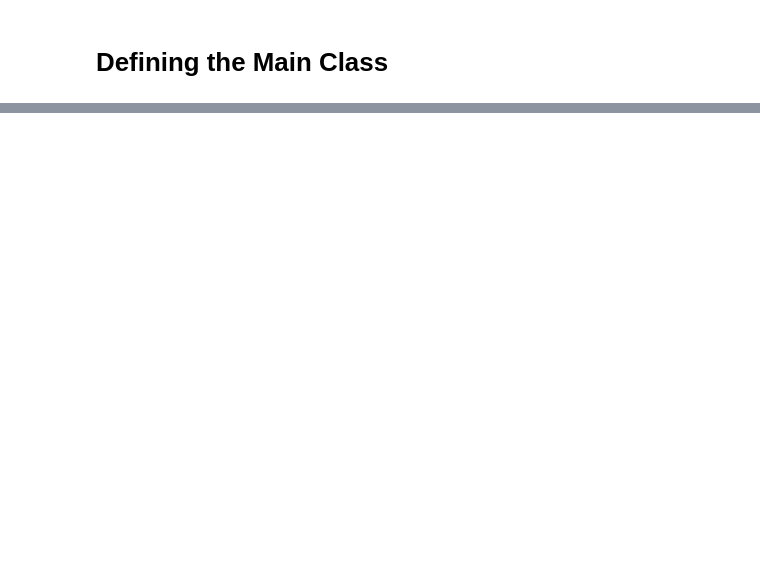
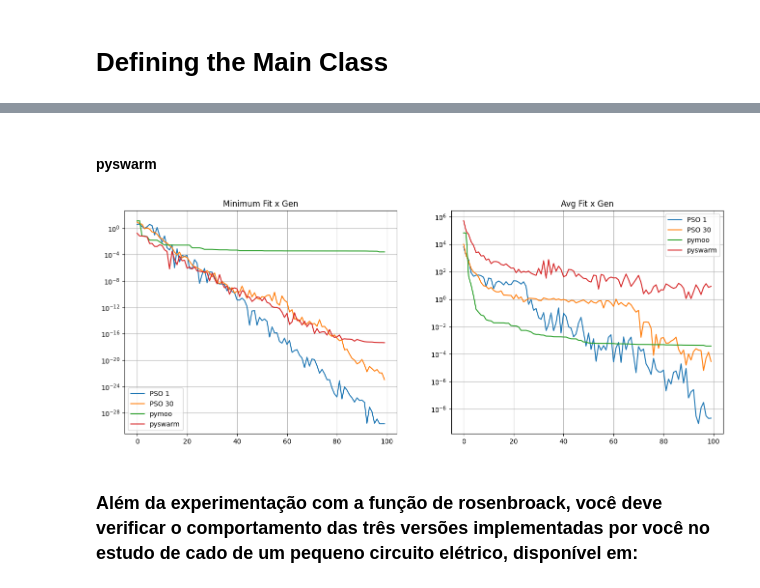
Before and after one commit to JaoSchmidt/Opt-Meta-Heuristics, a Jupyter notebook: main.ipynb, the cells around one changed output, grey strips where cells are left out. Drawn from its saved outputs; the diff is of its cells as text; code cells hidden in the pictures; blank space fills up the shorter version.

```diff
--- a/main.ipynb
+++ b/main.ipynb
@@ -153,0 +185,53 @@ G = 100
+# %% [markdown]
+#### pyswarm
+# %%
+
+# Import modules
+import numpy as np
+
+# Import PySwarms
+import pyswarms as ps
+from pyswarms.utils.functions import single_obj as fx
+from pyswarms.utils.plotters import (plot_cost_history, plot_contour, plot_surface)
+from graphical_visualization import store_fitness_pyswarm
+
+
+
+# initial and final pop stuff
+population_size = 100
+map_size = 10 # size of a square of the map
+# slighty move center to avoid getting into the minimum too quickly
+center = [0.3120312,0.2212314]
+num_tests = 30 # number of tests to make
+max_it = 100
+
+# Set-up hyperparameters
+c1_variable = 1
+c2_variable = 1
+w_variable = 0.4
+option="pyswarm"
+
+final_table[option] = []
+final_fitness_table["mini"][option] = []
+final_fitness_table["mean"][option] = []
+
+x_max = 10 * np.ones(2)
+x_min = -1 * x_max
+bounds = (x_min, x_max)
+options = {'c1': c1_variable, 'c2': c2_variable, 'w':w_variable}
+
+def rosenbrock_pyswarm(x, a=1, b=100, c=0):
+    f = (a - x[:, 0]) ** 2 + b * (x[:, 1] - x[:, 0] ** 2) ** 2 + c
+    return f
+
+# Call instance of PSO
+for i in range(0,num_tests):
+    optimizer = ps.single.GlobalBestPSO(n_particles=population_size, dimensions=2, options=options, bounds=bounds)
+    cost, pos = optimizer.optimize(rosenbrock_pyswarm, iters=max_it, verbose=False)
+    store_fitness_pyswarm(optimizer.pos_history,ff,final_fitness_table,option,num_tests)
+
+plot_fitness_over_generation(final_fitness_table)
+# %% [output]
+[figure, added]
+# %% [markdown]
+### Além da experimentação com a função de rosenbroack, você deve verificar o comportamento das três versões implementadas por você no estudo de cado de um pequeno circuito elétrico, disponível em:
```
Also changed, not shown: parts of 12 cells of this notebook, 5 other files.
